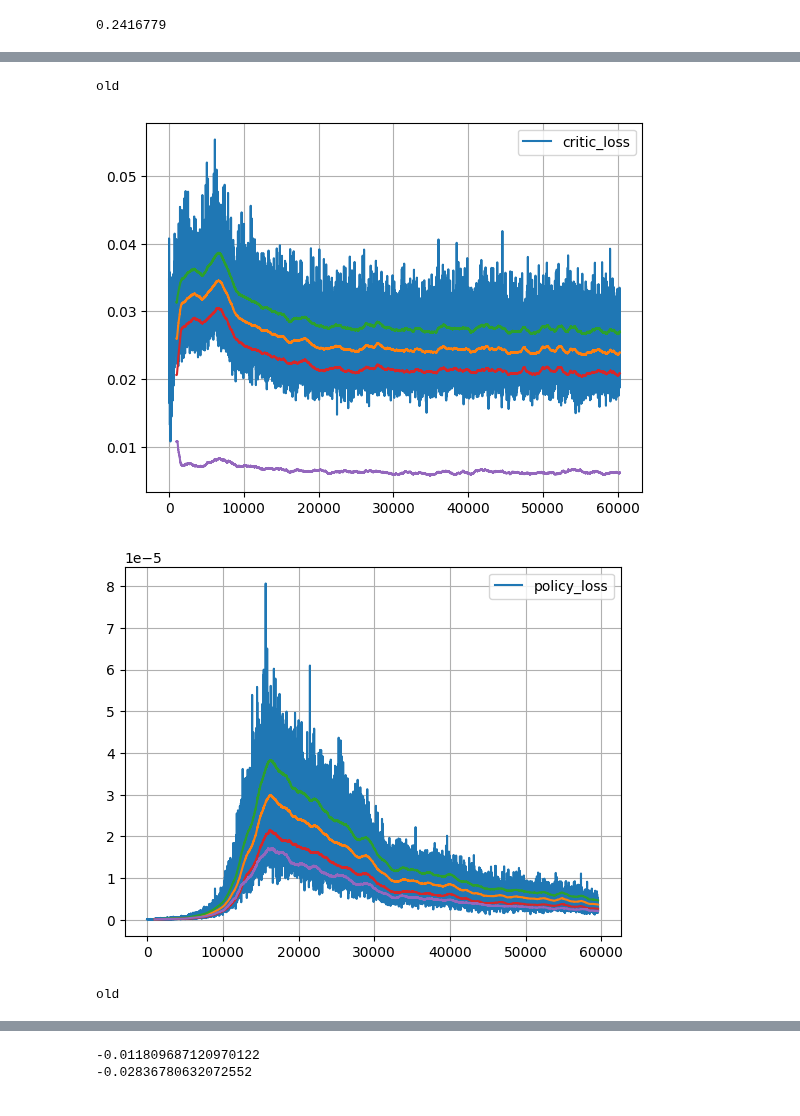
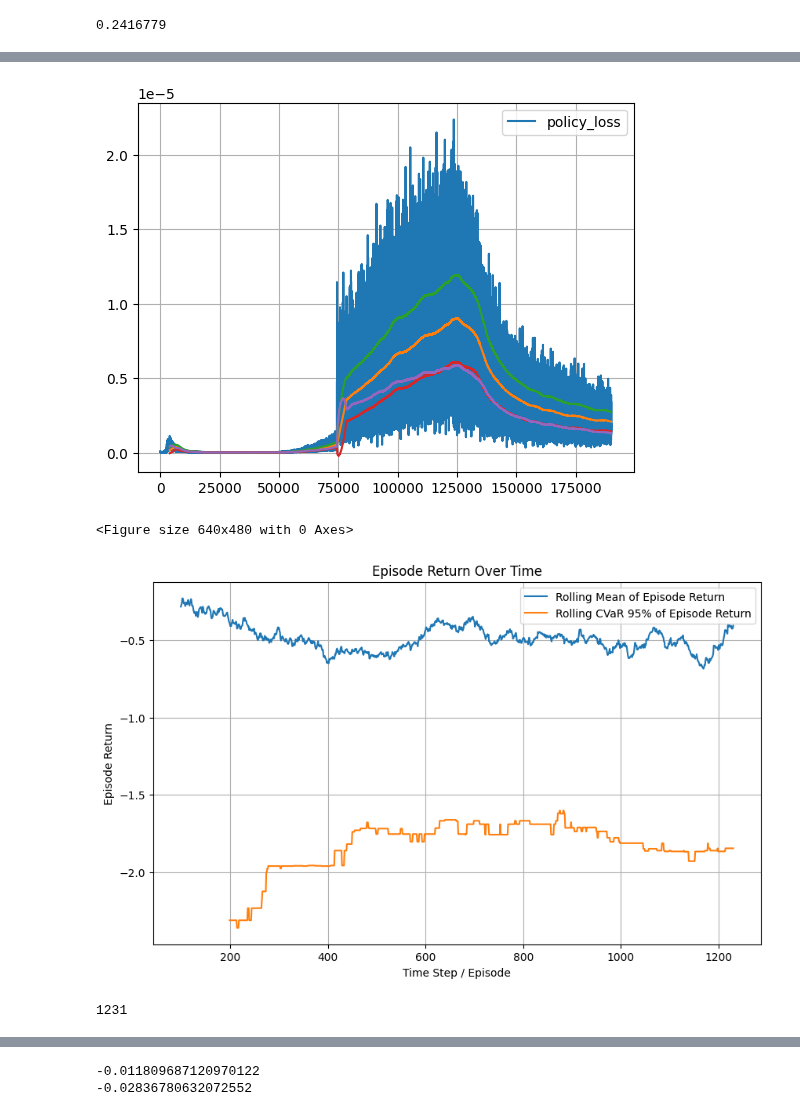
Before and after one commit to Dunkalot/gamma-vega-rl-hedging, a Jupyter notebook: check_results.ipynb, the cells around one changed output, grey strips where cells are left out. Cells and saved outputs as stored; diff of their text form; code cells hidden in the pictures.

```diff
--- a/check_results.ipynb
+++ b/check_results.ipynb
@@ -51,15 +51,15 @@ np.mean(hedge_swaption[1:100,:,0,-1])
 # %%
 import pandas as pd
 time_pure_log = '123128'
-time= '134101'
-df = pd.read_csv(f'/home/hedge/gamma-vega-rl-hedging/logs/run_20250509_{time}/RL/Huber/spread=0.05_obj=cvar_threshold=0.95_critic=qr-huber_v=0.3_hedttm=30/logs/learner/logs.csv')
-df_eval = pd.read_csv(f'/home/hedge/gamma-vega-rl-hedging/logs/run_20250509_{time}/RL/Huber/spread=0.05_obj=cvar_threshold=0.95_critic=qr-huber_v=0.3_hedttm=30/logs/eval_env/logs.csv')
-time = '111647'
-df_old = pd.read_csv(f'/home/hedge/gamma-vega-rl-hedging/logs/run_20250509_{time}/RL/Huber/spread=0.05_obj=cvar_threshold=0.95_critic=qr-huber_v=0.3_hedttm=30/logs/learner/logs.csv')
-df_train = pd.read_csv(f'/home/hedge/gamma-vega-rl-hedging/logs/run_20250509_{time}/RL/Huber/spread=0.05_obj=cvar_threshold=0.95_critic=qr-huber_v=0.3_hedttm=30/logs/train_loop/logs.csv'
+time= '123702'
+df = pd.read_csv(f'/home/hedge/gamma-vega-rl-hedging/logs/run_20250512_{time}/RL/Huber/spread=0.015_obj=cvar_threshold=0.95_critic=qr-huber_v=0.3_hedttm=30/logs/learner/logs.csv')
+#df_eval = pd.read_csv(f'/home/hedge/gamma-vega-rl-hedging/logs/run_20250512_{time}/RL/Huber/spread=0.05_obj=cvar_threshold=0.95_critic=qr-huber_v=0.3_hedttm=30/logs/eval_env/logs.csv')
+#time = '120609'
+#df_old = pd.read_csv(f'/home/hedge/gamma-vega-rl-hedging/logs/run_20250509_{time}/RL/Huber/spread=0.05_obj=cvar_threshold=0.95_critic=qr-huber_v=0.3_hedttm=30/logs/learner/logs.csv')
+df_train = pd.read_csv(f'/home/hedge/gamma-vega-rl-hedging/logs/run_20250512_{time}/RL/Huber/spread=0.015_obj=cvar_threshold=0.95_critic=qr-huber_v=0.3_hedttm=30/logs/train_loop/logs.csv'
                     )
-df_eval_old = pd.read_csv(f'/home/hedge/gamma-vega-rl-hedging/logs/run_20250509_{time}/RL/Huber/spread=0.05_obj=cvar_threshold=0.95_critic=qr-huber_v=0.3_hedttm=30/logs/eval_env/logs.csv'
-                    )
+#df_eval_old = pd.read_csv(f'/home/hedge/gamma-vega-rl-hedging/logs/run_20250509_{time}/RL/Huber/spread=0.05_obj=cvar_threshold=0.95_critic=qr-huber_v=0.3_hedttm=30/logs/eval_env/logs.csv'
+#                    )
 #df_eval = pd.read_csv(f'/home/hedge/gamma-vega-rl-hedging/logs/run_20250509_{time}/RL/Huber/spread=0.05_obj=cvar_threshold=0.95_critic=qr-huber_v=0.3_hedttm=30/logs/eval_env/logs.csv'
 #                    )
 import matplotlib.pyplot as plt
@@ -68,8 +68,8 @@ plt.clf()
 typ = 'critic'
 def plot_loss(typ,df):
     df[f'{typ}_loss'].plot()
-    mean = df[f'{typ}_loss'].rolling(window=1000).mean()
-    std = df[f'{typ}_loss'].rolling(window=1000).std()
+    mean = df[f'{typ}_loss'].rolling(window=4000).mean()
+    std = df[f'{typ}_loss'].rolling(window=4000).std()
     plt.plot(mean)
     plt.plot(mean+std)
     plt.plot(mean-std)
@@ -80,14 +80,33 @@ def plot_loss(typ,df):
     plt.show()
 
 plot_loss('critic',df)
-print("old")
-plot_loss('critic',df_old)
+#print("old")
+#plot_loss('critic',df_old)
 
 plot_loss('policy',df)
-print("old")
-plot_loss('policy',df_old)
+#print("old")
+#plot_loss('policy',df_old)
 #plt.clf()
 #df['critic_loss'].plot()
 #plt.legend()
 #df_train['episode_return'].plot()
+plt.clf()
+# Calculate rolling mean for episode_return
+episode_return_mean = df_train['episode_return'].rolling(window=100).mean() # Adjust window size as needed
+
+# Calculate rolling 0.05 quantile for episode_return (CVaR 95%)
+episode_return_cvar95 = df_train['episode_return'].rolling(window=200).quantile(0.05) # Adjust window size as needed
+
+# Plotting
+plt.figure(figsize=(10, 6)) # Optional: Adjust figure size
+plt.plot(episode_return_mean, label='Rolling Mean of Episode Return')
+plt.plot(episode_return_cvar95, label='Rolling CVaR 95% of Episode Return')
+
+plt.title('Episode Return Over Time')
+plt.xlabel('Time Step / Episode') # Adjust label as appropriate for your data
+plt.ylabel('Episode Return')
+plt.legend()
+plt.grid(True)
+plt.show()
+print(len(df_train))
 # %% [output]
@@ -95,4 +114,4 @@ plot_loss('policy',df_old)
+[figure, new version]
-old
+<Figure size 640x480 with 0 Axes>
-[figure, old version]
-[figure, old version]
+[figure, new version]
-old
+1231
```
Also changed, not shown: parts of 4 cells of this notebook, 10 other files.
